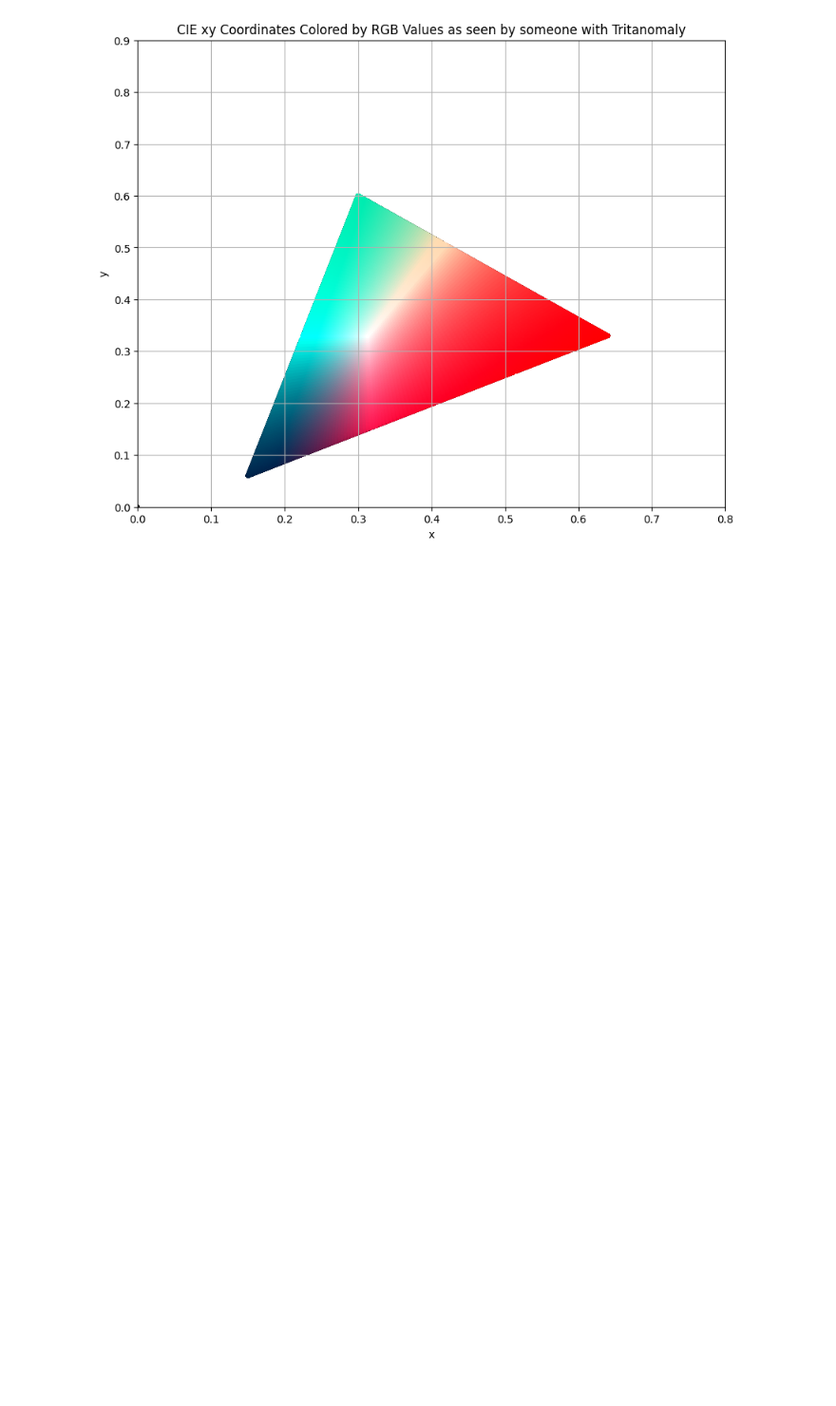
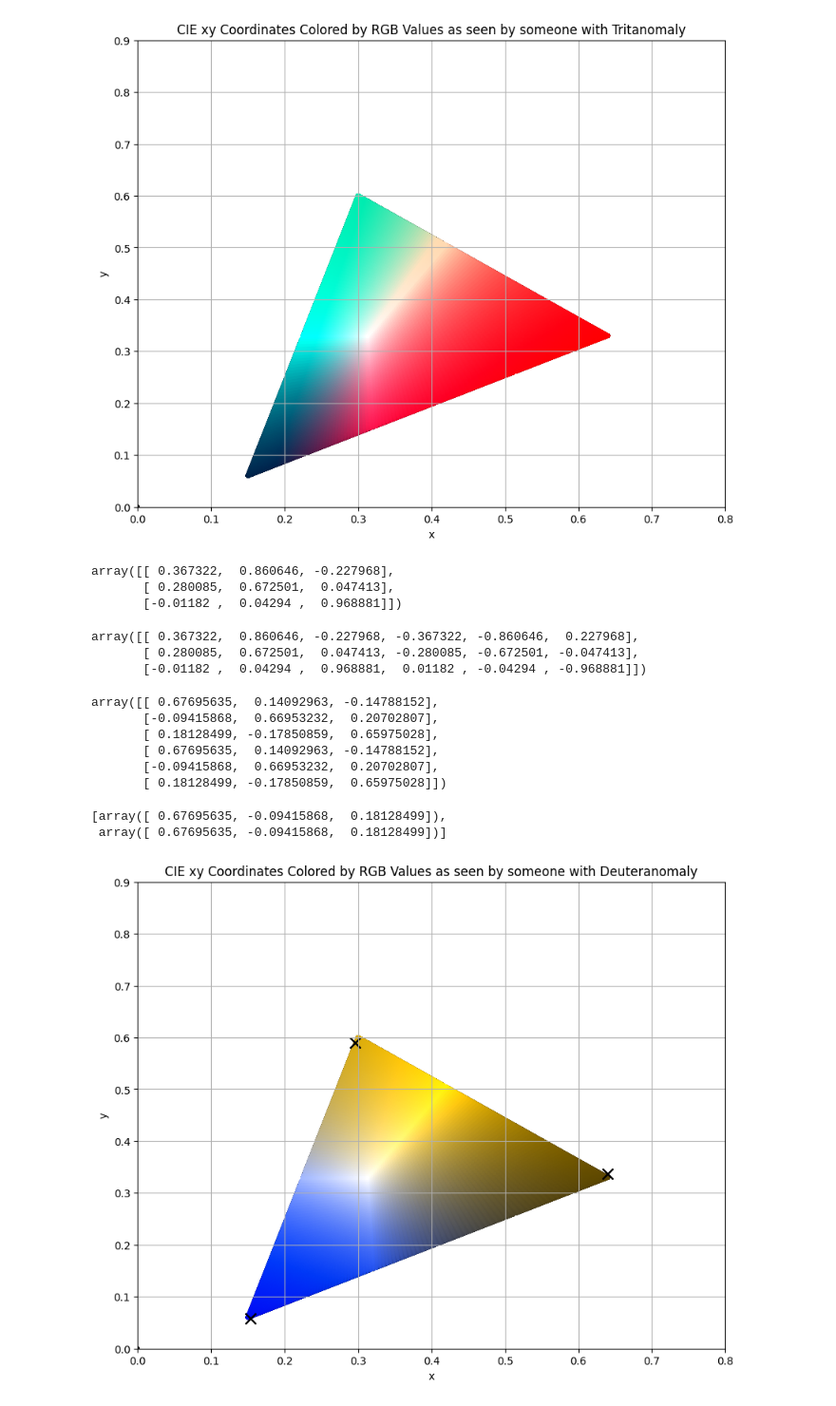
Before and after one commit to TimBerti/ColorPairs, a Jupyter notebook: colorspace.ipynb, the cells around one changed output. Shown at 95% size. Drawn from its saved outputs; the diff is of its cells as text; code cells hidden in the pictures; blank space fills up the shorter version.

```diff
--- a/colorspace.ipynb
+++ b/colorspace.ipynb
@@ -38,7 +38,7 @@ def rgb_to_cie_xy(rgb_array):
     xyz_array = rgb_to_xyz(rgb_array)
     return xyz_to_xy(xyz_array)
 
-def plot_colored_coordinates(xy_coords, rgb_values, title):
+def plot_colored_coordinates(xy_coords, rgb_values, title, markers=None):
     plt.figure(figsize=(10, 8))
 
     plt.scatter(xy_coords[:, 0], xy_coords[:, 1], c=rgb_values, s=10)
@@ -49,6 +49,10 @@ def plot_colored_coordinates(xy_coords, rgb_values, title):
     # rgb_values = reds_no_green / 255
     # xy_coords = rgb_to_cie_xy(rgb_values)
     # plt.scatter(xy_coords[:, 0], xy_coords[:, 1], c='black', s=100, marker='x')
+    if markers is not None:
+        rgb_values = markers
+        xy_coords = rgb_to_cie_xy(rgb_values)
+        plt.scatter(xy_coords[:, 0], xy_coords[:, 1], c='black', s=100, marker='x')
 
     plt.xlim([0, 0.8])
     plt.ylim([0, 0.9])
@@ -94,3 +98,42 @@ plot_colored_coordinates(cie_xy_coords, colors_cvd, f'CIE xy Coordinates Colored
 The pre-generated matrices are using a shift value in domain [5, 59] contrary to the domain [0, 20] used for protanomaly and deuteranomaly simulation.
   warn(*args, **kwargs)
 [figure]
+# %%
+M = colour.blindness.matrix_cvd_Machado2009('Deuteranomaly', 1)
+M
+# %% [output]
+array([[ 0.367322,  0.860646, -0.227968],
+       [ 0.280085,  0.672501,  0.047413],
+       [-0.01182 ,  0.04294 ,  0.968881]])
+# %%
+M_tilde = np.concatenate([M, -M], axis=1)
+M_tilde
+# %% [output]
+array([[ 0.367322,  0.860646, -0.227968, -0.367322, -0.860646,  0.227968],
+       [ 0.280085,  0.672501,  0.047413, -0.280085, -0.672501, -0.047413],
+       [-0.01182 ,  0.04294 ,  0.968881,  0.01182 , -0.04294 , -0.968881]])
+# %%
+from scipy.linalg import null_space
+kernel = null_space(M_tilde)
+kernel
+# %% [output]
+array([[ 0.67695635,  0.14092963, -0.14788152],
+       [-0.09415868,  0.66953232,  0.20702807],
+       [ 0.18128499, -0.17850859,  0.65975028],
+       [ 0.67695635,  0.14092963, -0.14788152],
+       [-0.09415868,  0.66953232,  0.20702807],
+       [ 0.18128499, -0.17850859,  0.65975028]])
+# %%
+color_pairs = kernel.T
+np.split(color_pairs[0], 2)
+# %% [output]
+[array([ 0.67695635, -0.09415868,  0.18128499]),
+ array([ 0.67695635, -0.09415868,  0.18128499])]
+# %%
+color_vision_deficency = 'Deuteranomaly'
+
+colors_cvd = transform_to_cvd_space(colors, color_vision_deficency)
+
+plot_colored_coordinates(cie_xy_coords, colors_cvd, f'CIE xy Coordinates Colored by RGB Values as seen by someone with {color_vision_deficency}', markers=kernel)
+# %% [output]
+[figure, added]
```
Also changed, not shown: 3 other files.
